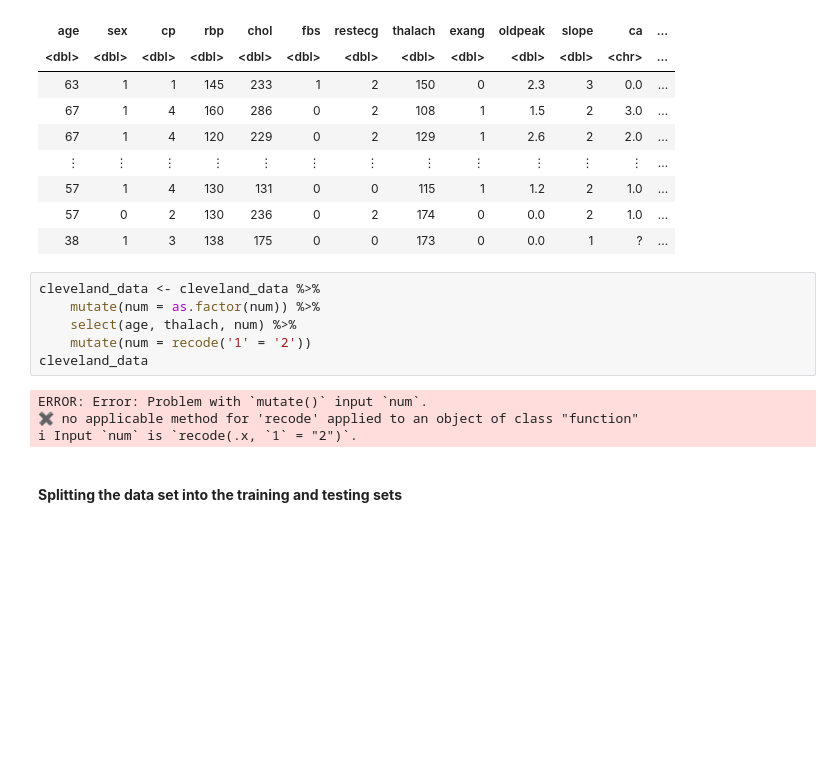
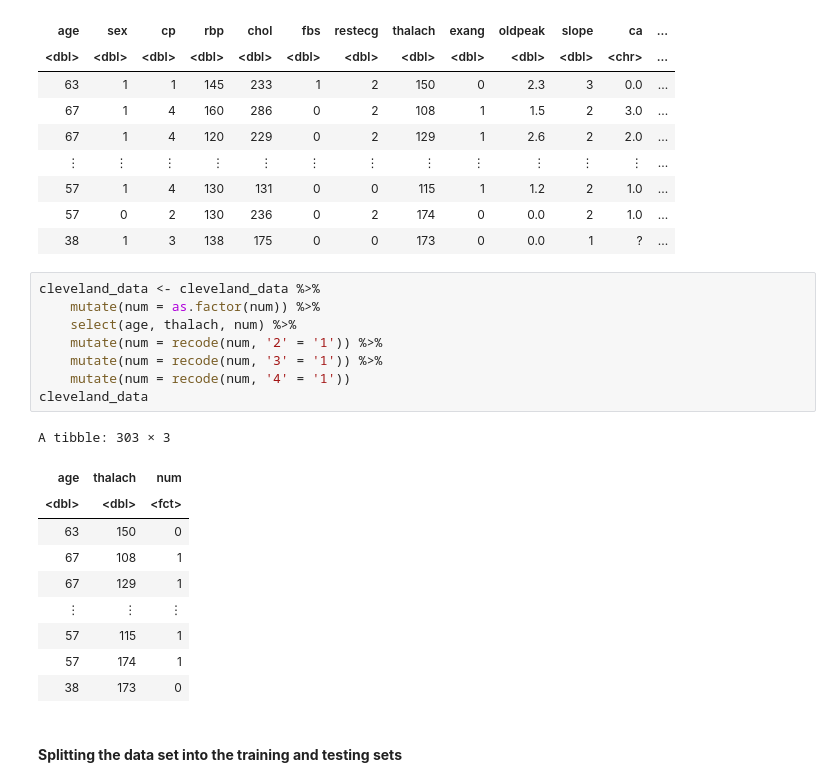
Before and after one commit to yun-sky/Heart-Failure-Report, a Jupyter notebook: Report.ipynb, the cells around one changed output. Drawn from its saved outputs; the diff is of its cells as text; blank space fills up the shorter version.

```diff
--- a/Report.ipynb
+++ b/Report.ipynb
@@ -91,13 +91,22 @@ A spec_tbl_df: 303 × 14
 # %%
 cleveland_data <- cleveland_data %>%
     mutate(num = as.factor(num)) %>%
     select(age, thalach, num) %>%
-    mutate(num = recode('1' = '2'))
+    mutate(num = recode(num, '2' = '1')) %>%
+    mutate(num = recode(num, '3' = '1')) %>%
+    mutate(num = recode(num, '4' = '1'))
 cleveland_data
 # %% [output]
-ERROR: Error: Problem with `mutate()` input `num`.
-✖ no applicable method for 'recode' applied to an object of class "function"
-ℹ Input `num` is `recode(.x, `1` = "2")`.
+A tibble: 303 × 3
+| age | thalach | num |
+| <dbl> | <dbl> | <fct> |
+| 63 | 150 | 0 |
+| 67 | 108 | 1 |
+| 67 | 129 | 1 |
+| ⋮ | ⋮ | ⋮ |
+| 57 | 115 | 1 |
+| 57 | 174 | 1 |
+| 38 | 173 | 0 |
 # %% [markdown]
 <br>
 <b>Splitting the data set into the training and testing sets</b>
```
